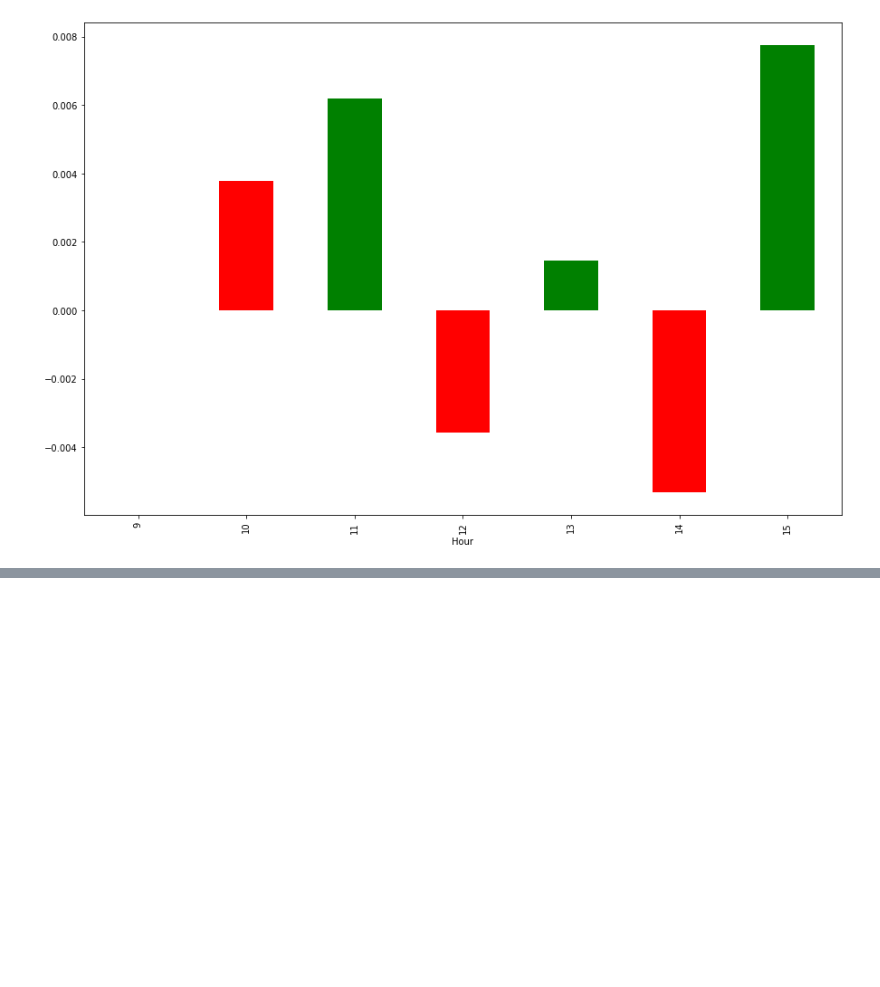
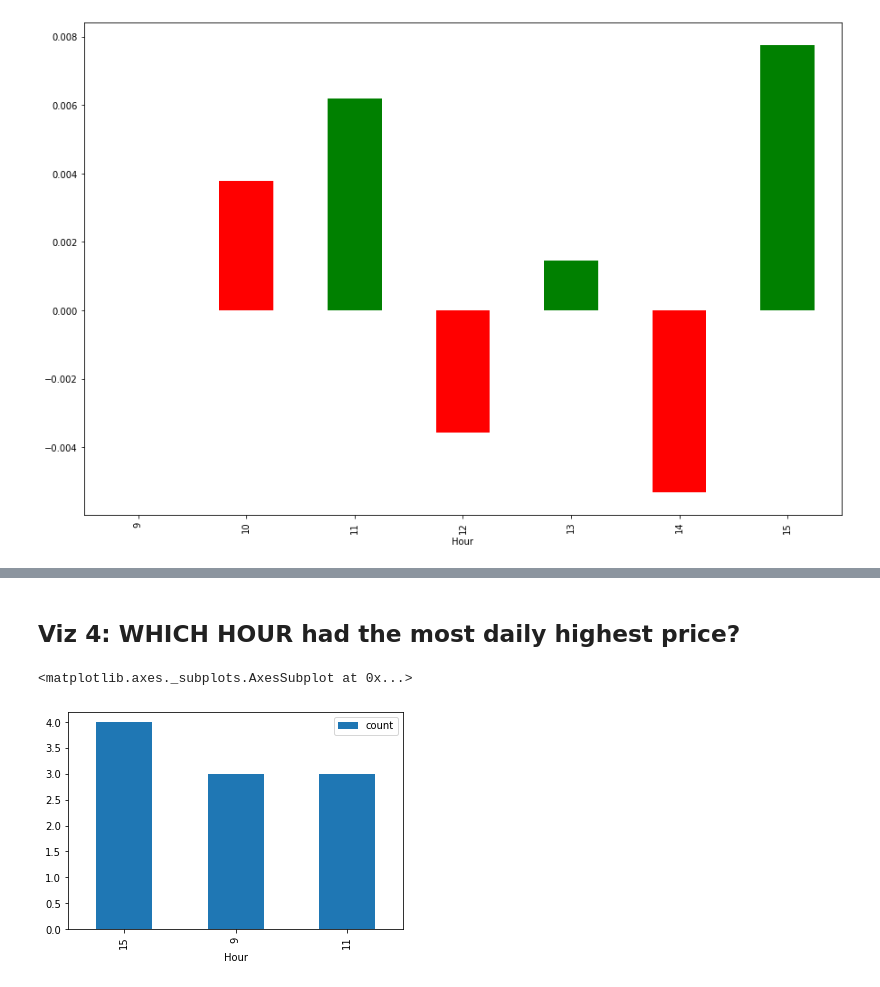
Before and after one commit to karin6543/AWS-Yahoo-Finance, a Jupyter notebook: Analysis.ipynb, the cells around one changed output, grey strips where cells are left out. Drawn from its saved outputs; the diff is of its cells as text; code cells hidden in the pictures; blank space fills up the shorter version.

```diff
--- a/Analysis.ipynb
+++ b/Analysis.ipynb
@@ -46,0 +57,10 @@ dfg.groupby('Hour')['% change'].mean().plot(kind='bar',color=['g', 'r'])
+# %%
+from pandasql import sqldf
+pysqldf = lambda q: sqldf(q, globals())
+# %% [markdown]
+## Viz 4: WHICH HOUR had the most daily highest price?
+# %%
+pysqldf("SELECT Hour,count(rank)count FROM(SELECT name,rank() over (PARTITION BY name ORDER BY high DESC) rank,Hour FROM df)sq1 WHERE rank=1 GROUP BY Hour").set_index('Hour').sort_values(by='count',ascending=False).plot(kind='bar')
+# %% [output]
+<matplotlib.axes._subplots.AxesSubplot at 0x...>
+[figure, added]
```
Also changed, not shown: parts of 4 cells of this notebook.
